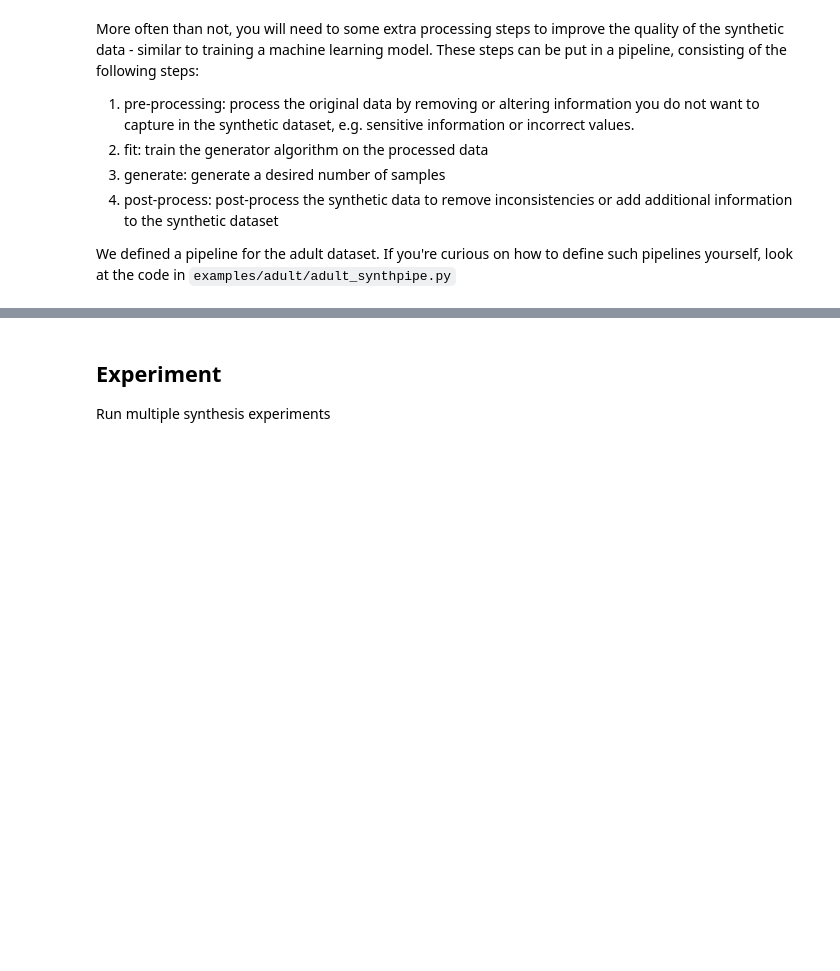
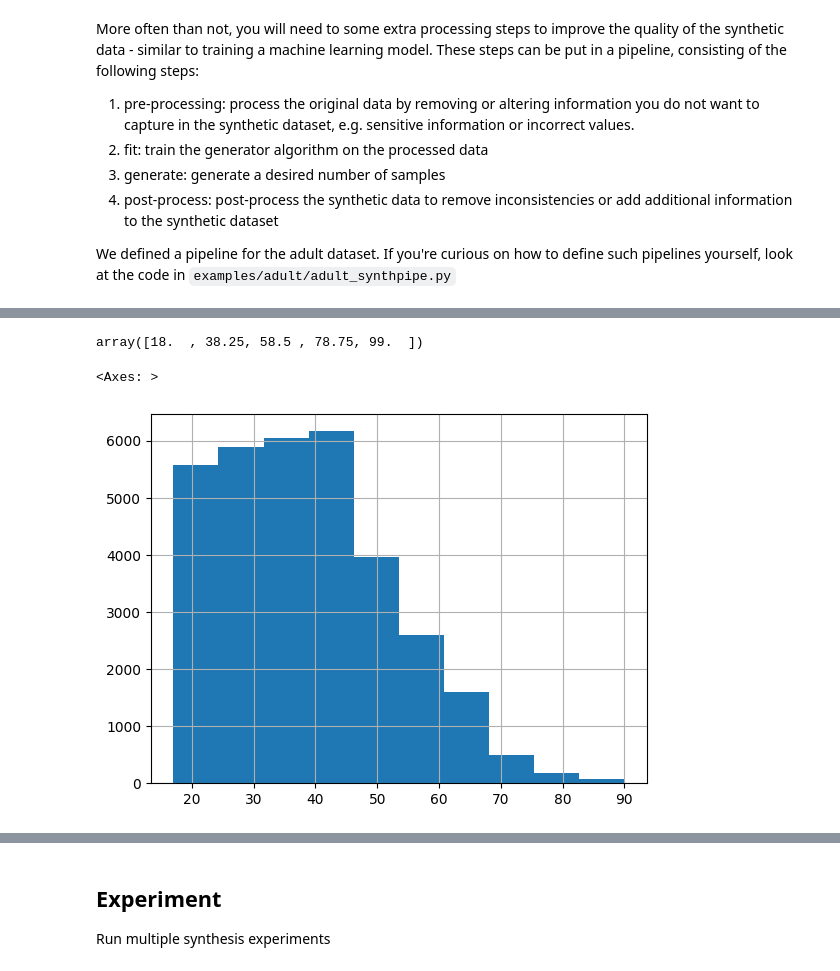
Before and after one commit to gsel9/crn-synth, a Jupyter notebook: examples/adult/000_generate_synthetic_data_adult.ipynb, the cells around one changed output, grey strips where cells are left out. Cells and saved outputs as stored; diff of their text form; code cells hidden in the pictures; blank space fills up the shorter version.

```diff
--- a/examples/adult/000_generate_synthetic_data_adult.ipynb
+++ b/examples/adult/000_generate_synthetic_data_adult.ipynb
@@ -153,0 +175,4 @@ Synthetic Data Generated
+# %%
+num_gen_mech.bin_edges_
+# %% [output]
+array([18.  , 38.25, 58.5 , 78.75, 99.  ])
@@ -153,0 +181,5 @@ Synthetic Data Generated
+# %%
+df.age.hist()
+# %% [output]
+<Axes: >
+[figure, added]
```
Also changed, not shown: parts of 7 cells of this notebook, 2 other files.
